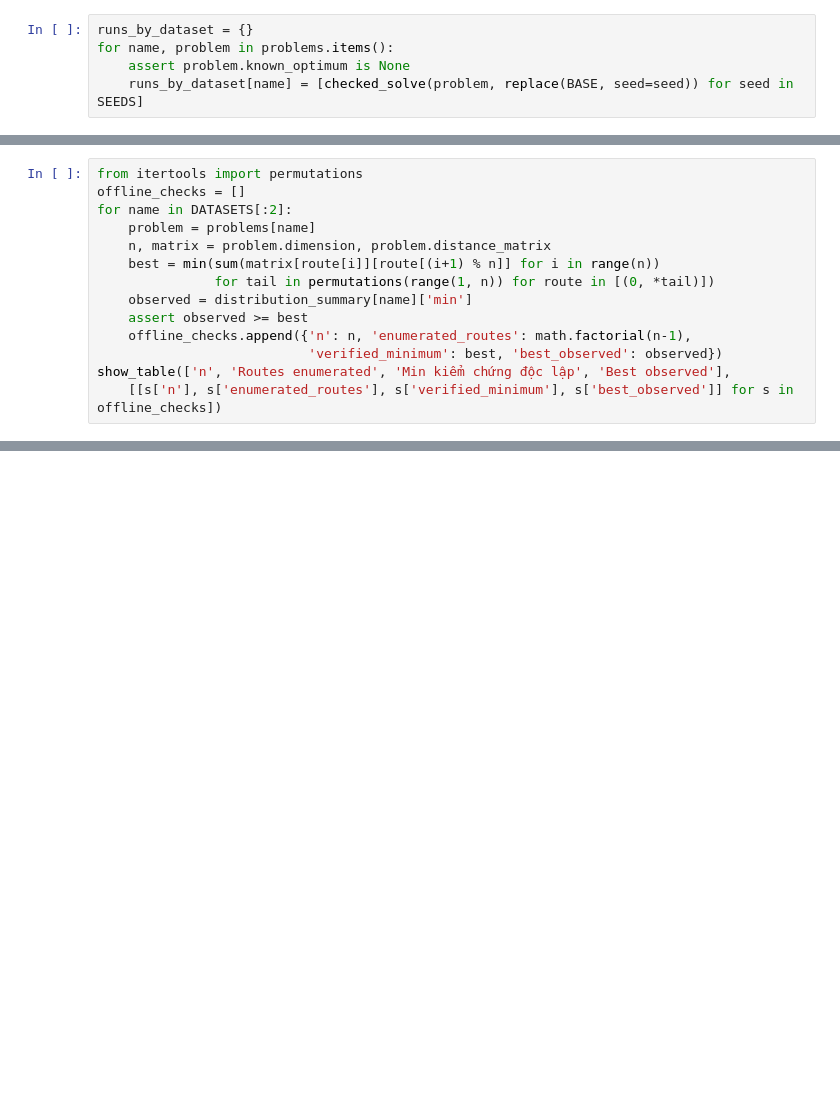
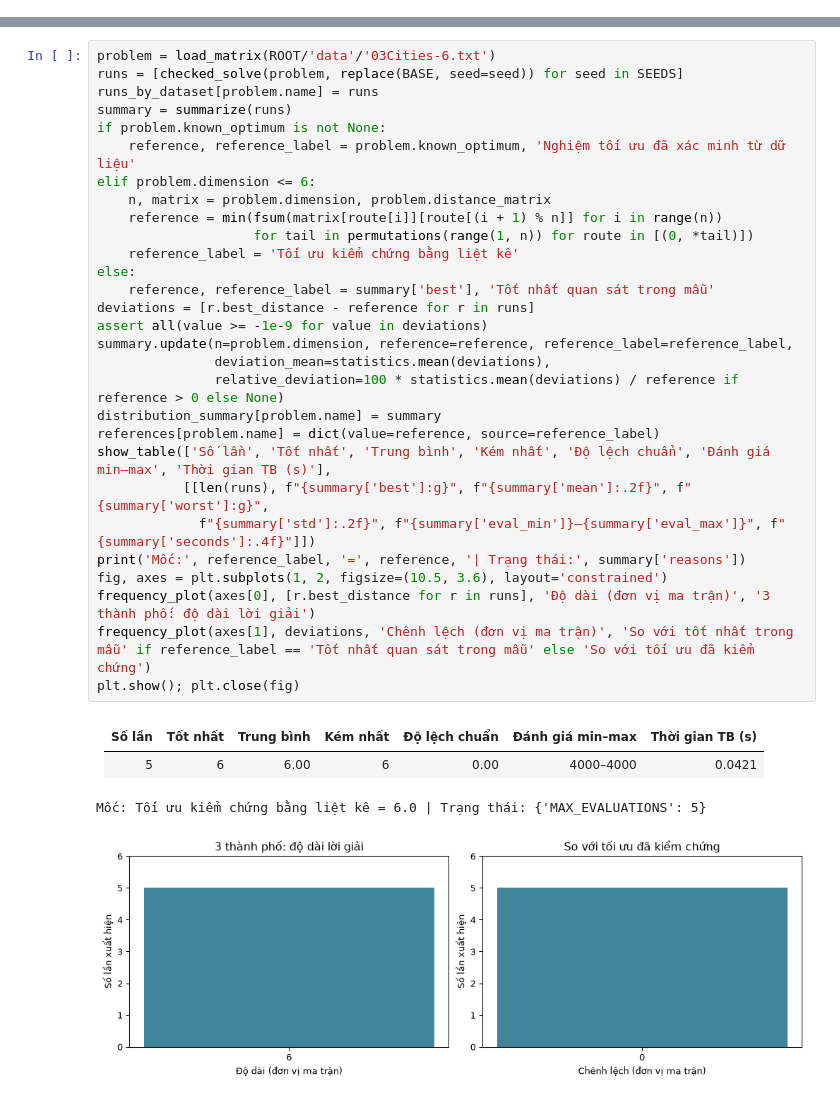
Before and after one commit to datweb07/ga-eho-tsp, a Jupyter notebook: Experiment/Experiment 3.ipynb, the cells around one changed output, grey strips where cells are left out. Drawn from its saved outputs; the diff is of its cells as text; blank space fills up the shorter version.

```diff
--- a/Experiment/Experiment 3.ipynb
+++ b/Experiment/Experiment 3.ipynb
@@ -95,5 +0,0 @@ print(f'{len(DATASETS)} datasets × {len(SEEDS)} seeds; budget/run={BUDGET}; agg
-# %%
-runs_by_dataset = {}
-for name, problem in problems.items():
-    assert problem.known_optimum is None
-    runs_by_dataset[name] = [checked_solve(problem, replace(BASE, seed=seed)) for seed in SEEDS]
@@ -162,14 +0,0 @@ Registry vẫn `known_optimum=None`: kết quả kiểm chứng này chỉ đư
-# %%
-from itertools import permutations
-offline_checks = []
-for name in DATASETS[:2]:
-    problem = problems[name]
-    n, matrix = problem.dimension, problem.distance_matrix
-    best = min(sum(matrix[route[i]][route[(i+1) % n]] for i in range(n))
-               for tail in permutations(range(1, n)) for route in [(0, *tail)])
-    observed = distribution_summary[name]['min']
-    assert observed >= best
-    offline_checks.append({'n': n, 'enumerated_routes': math.factorial(n-1),
-                           'verified_minimum': best, 'best_observed': observed})
-show_table(['n', 'Routes enumerated', 'Min kiểm chứng độc lập', 'Best observed'],
-    [[s['n'], s['enumerated_routes'], s['verified_minimum'], s['best_observed']] for s in offline_checks])
@@ -196,0 +160,35 @@ Hoàn thành 30 run; solver time=1.829s; không có vòng chạy tới target.
+# %%
+problem = load_matrix(ROOT/'data'/'03Cities-6.txt')
+runs = [checked_solve(problem, replace(BASE, seed=seed)) for seed in SEEDS]
+runs_by_dataset[problem.name] = runs
+summary = summarize(runs)
+if problem.known_optimum is not None:
+    reference, reference_label = problem.known_optimum, 'Nghiệm tối ưu đã xác minh từ dữ liệu'
+elif problem.dimension <= 6:
+    n, matrix = problem.dimension, problem.distance_matrix
+    reference = min(fsum(matrix[route[i]][route[(i + 1) % n]] for i in range(n))
+                    for tail in permutations(range(1, n)) for route in [(0, *tail)])
+    reference_label = 'Tối ưu kiểm chứng bằng liệt kê'
+else:
+    reference, reference_label = summary['best'], 'Tốt nhất quan sát trong mẫu'
+deviations = [r.best_distance - reference for r in runs]
+assert all(value >= -1e-9 for value in deviations)
+summary.update(n=problem.dimension, reference=reference, reference_label=reference_label,
+               deviation_mean=statistics.mean(deviations),
+               relative_deviation=100 * statistics.mean(deviations) / reference if reference > 0 else None)
+distribution_summary[problem.name] = summary
+references[problem.name] = dict(value=reference, source=reference_label)
+show_table(['Số lần', 'Tốt nhất', 'Trung bình', 'Kém nhất', 'Độ lệch chuẩn', 'Đánh giá min–max', 'Thời gian TB (s)'],
+           [[len(runs), f"{summary['best']:g}", f"{summary['mean']:.2f}", f"{summary['worst']:g}",
+             f"{summary['std']:.2f}", f"{summary['eval_min']}–{summary['eval_max']}", f"{summary['seconds']:.4f}"]])
+print('Mốc:', reference_label, '=', reference, '| Trạng thái:', summary['reasons'])
+fig, axes = plt.subplots(1, 2, figsize=(10.5, 3.6), layout='constrained')
+frequency_plot(axes[0], [r.best_distance for r in runs], 'Độ dài (đơn vị ma trận)', '3 thành phố: độ dài lời giải')
+frequency_plot(axes[1], deviations, 'Chênh lệch (đơn vị ma trận)', 'So với tốt nhất trong mẫu' if reference_label == 'Tốt nhất quan sát trong mẫu' else 'So với tối ưu đã kiểm chứng')
+plt.show(); plt.close(fig)
+# %% [output]
+| Số lần | Tốt nhất | Trung bình | Kém nhất | Độ lệch chuẩn | Đánh giá min–max | Thời gian TB (s) |
+| --- | --- | --- | --- | --- | --- | --- |
+| 5 | 6 | 6.00 | 6 | 0.00 | 4000–4000 | 0.0421 |
+Mốc: Tối ưu kiểm chứng bằng liệt kê = 6.0 | Trạng thái: {'MAX_EVALUATIONS': 5}
+[figure, added]
```
Also changed, not shown: parts of 43 cells of this notebook, 2 other files.
